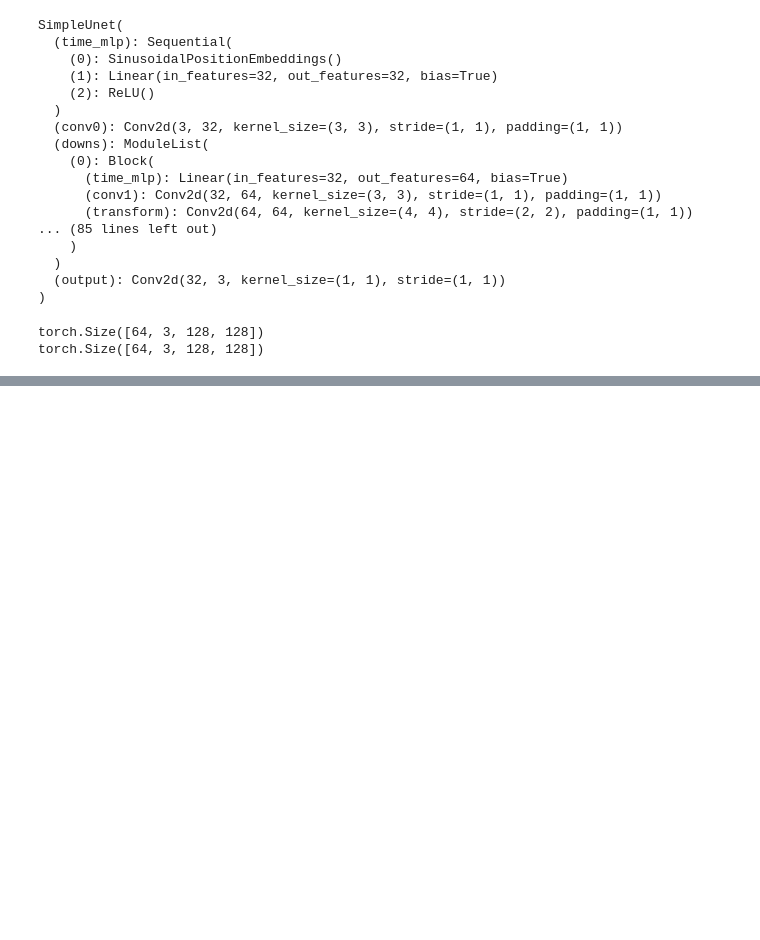
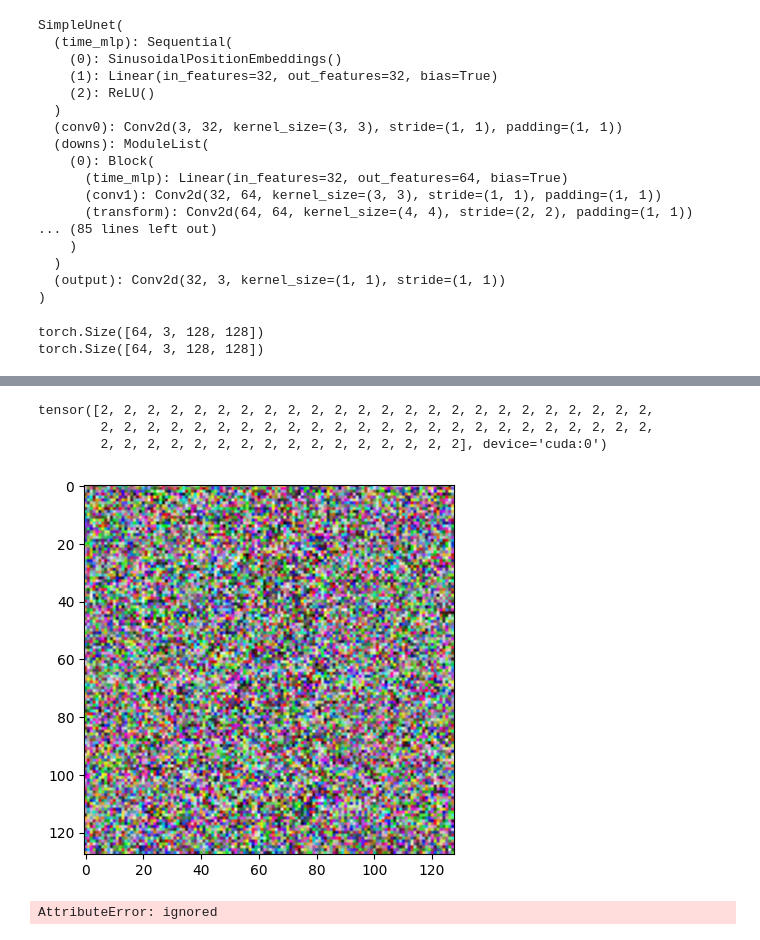
Before and after one commit to sarthakkapoor44/Unconditional-Image-Generation-Using-a-Diffusion-model, a Jupyter notebook: Unconditional_Image_Generation_Using_Diffusion_Models.ipynb, the cells around one changed output, grey strips where cells are left out. Cells and saved outputs as stored; diff of their text form; code cells hidden in the pictures; blank space fills up the shorter version.

```diff
--- a/Unconditional_Image_Generation_Using_Diffusion_Models.ipynb
+++ b/Unconditional_Image_Generation_Using_Diffusion_Models.ipynb
@@ -332,13 +344,13 @@ from torch.optim import Adam
 device = "cuda" if torch.cuda.is_available() else "cpu"
 model.to(device)
 optimizer = Adam(model.parameters(), lr=0.001)
-epochs = 10 # Try more!
+epochs = 5 # Try more!
 BATCH_SIZE = 64
-for epoch in range(epochs):
-    for step, batch in enumerate(data_loader):
+for epoch in tqdm(range(epochs)):
+    for step, batch in tqdm(enumerate(data_loader)):
       optimizer.zero_grad()
 
-      t = torch.randint(0, T, (BATCH_SIZE,), device=device).long()
+      t = torch.randint(0, timesteps, (BATCH_SIZE,), device=device).long()
       loss = get_loss(model, batch, t)
       loss.backward()
       optimizer.step()
@@ -353,0 +363,5 @@ Epoch 5 | step 000 Loss: 0.18995869159698486
+# %%
+def extract(a, t, x_shape):
+  batch_size = t.shape[0]
+  out = a.gather(-1, t.cpu())
+  return out.reshape(batch_size, *((1,) * (len(x_shape) - 1))).to(device)
@@ -354,4 +370,31 @@ Epoch 5 | step 000 Loss: 0.18995869159698486
+# %%
+torch.full((64,), 2, device=device, dtype=torch.long)
+# %% [output]
+tensor([2, 2, 2, 2, 2, 2, 2, 2, 2, 2, 2, 2, 2, 2, 2, 2, 2, 2, 2, 2, 2, 2, 2, 2,
+        2, 2, 2, 2, 2, 2, 2, 2, 2, 2, 2, 2, 2, 2, 2, 2, 2, 2, 2, 2, 2, 2, 2, 2,
+        2, 2, 2, 2, 2, 2, 2, 2, 2, 2, 2, 2, 2, 2, 2, 2], device='cuda:0')
 # %%
+@torch.no_grad()
+def p_sample(model, x, t, t_index):
+    betas_t = extract(betas, t, x.shape)
+    sqrt_one_minus_alphas_cumprod_t = extract(
+        sqrt_one_minus_alphas_cumprod, t, x.shape
+    )
+    sqrt_recip_alphas_t = extract(sqrt_recip_alphas, t, x.shape)
+
+    # Equation 11 in the paper
+    # Use our model (noise predictor) to predict the mean
+    model_mean = sqrt_recip_alphas_t * (
+        x - betas_t * model(x, t) / sqrt_one_minus_alphas_cumprod_t
+    )
+
+    if t_index == 0:
+        return model_mean
+    else:
+        posterior_variance_t = extract(posterior_variance, t, x.shape)
+        noise = torch.randn_like(x)
+        # Algorithm 2 line 4:
+        return model_mean + torch.sqrt(posterior_variance_t) * noise
 
 # Algorithm 2 but save all images:
 @torch.no_grad()
@@ -364,10 +407,18 @@ def p_sample_loop(model, shape):
     imgs = []
 
     for i in tqdm(reversed(range(0, timesteps)), desc='sampling loop time step', total=timesteps):
-        img = p_sample(model, img, torch.full((b,), i, device=device, dtype=torch.long), i)
+        img = p_sample(model, img, torch.full((b,), i, device=device, dtype=torch.long), 3)
         imgs.append(img.cpu().numpy())
     return imgs
 
 @torch.no_grad()
 def sample(model, image_size, batch_size=16, channels=3):
     return p_sample_loop(model, shape=(batch_size, channels, image_size, image_size))
+# %%
+samples = sample(model, image_size=img_size, batch_size=64, channels=3)
+# %%
+random_index = 5
+img  = transforms.Lambda(lambda t: t.permute((2,1,0)))(torch.Tensor(samples[-1][random_index].reshape(img_size, img_size, 3)))
+show_tensor_image(img)
+# %% [output]
+[figure, added]
@@ -373,0 +432,4 @@ def sample(model, image_size, batch_size=16, channels=3):
+# %%
+show_tensor_image(samples[-1][random_index].reshape(img_size, img_size, 3))
+# %% [output]
+AttributeError: ignored
```
Also changed, not shown: parts of 13 cells of this notebook.
